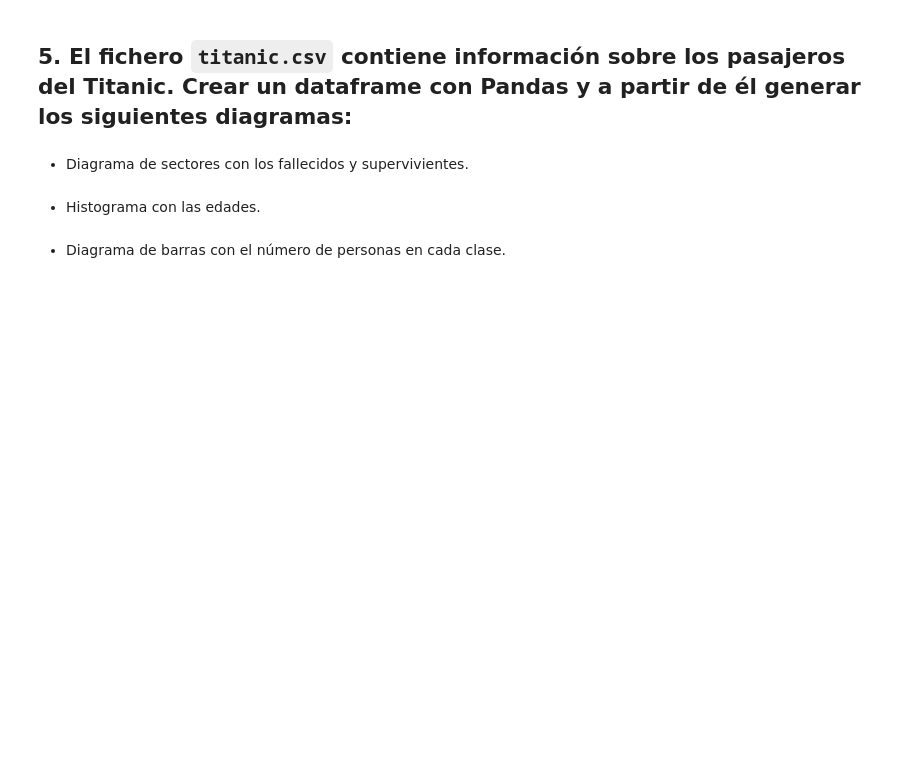
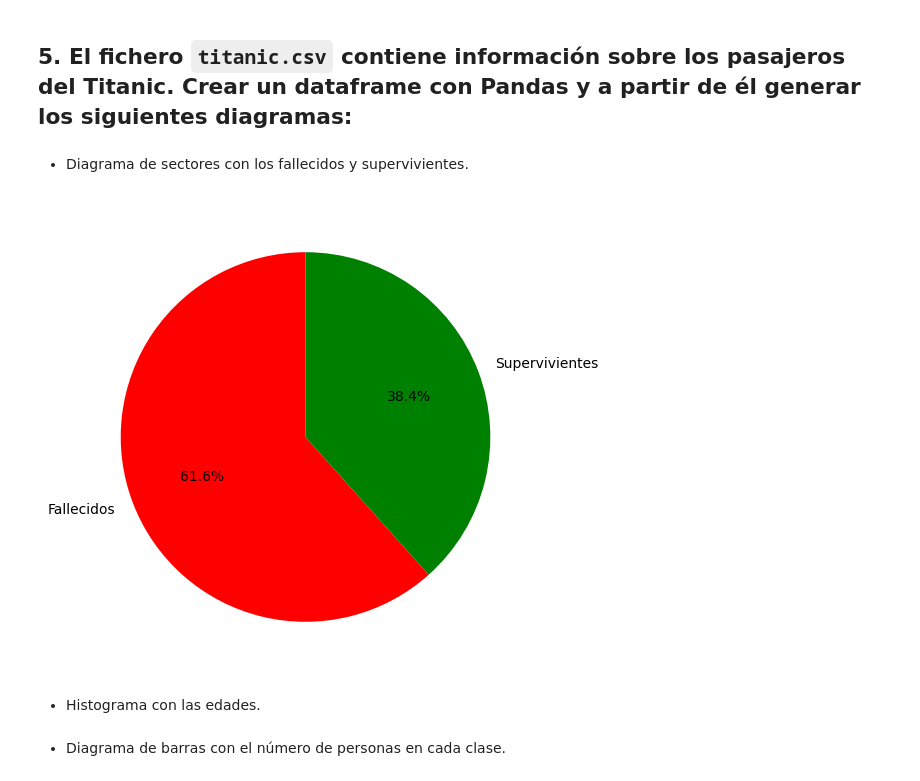
Before and after one commit to JDomingoDelgadoAlonso/MatPlotLib, a Jupyter notebook: MatPlotLib.ipynb, the cells around one changed output. Drawn from its saved outputs; the diff is of its cells as text; code cells hidden in the pictures; blank space fills up the shorter version.

```diff
--- a/MatPlotLib.ipynb
+++ b/MatPlotLib.ipynb
@@ -112,5 +112,13 @@ df = sns.load_dataset('tips')
 titanic = pd.read_csv("titanic.csv")
 # %% [markdown]
 - Diagrama de sectores con los fallecidos y supervivientes.
+# %%
+cuenta_supervivientes = titanic['Survived'].value_counts()
+plt.figure(figsize=(6,6))
+plt.pie(cuenta_supervivientes, labels=['Fallecidos', 'Supervivientes'],
+        autopct='%1.1f%%', startangle=90, colors=['red', 'green'])
+plt.show()
+# %% [output]
+[figure, added]
 # %% [markdown]
 - Histograma con las edades.
```
Also changed, not shown: parts of 1 cell of this notebook.
